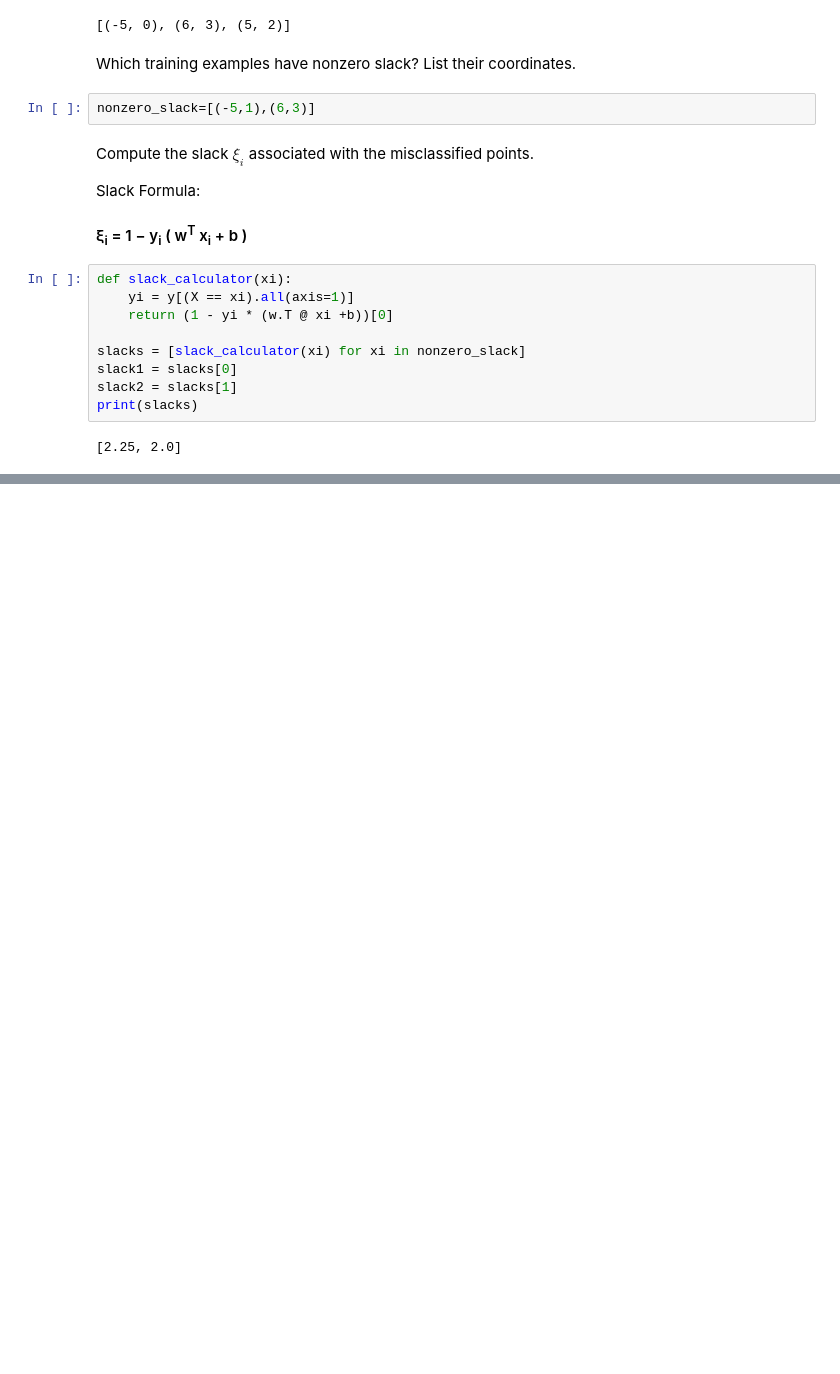
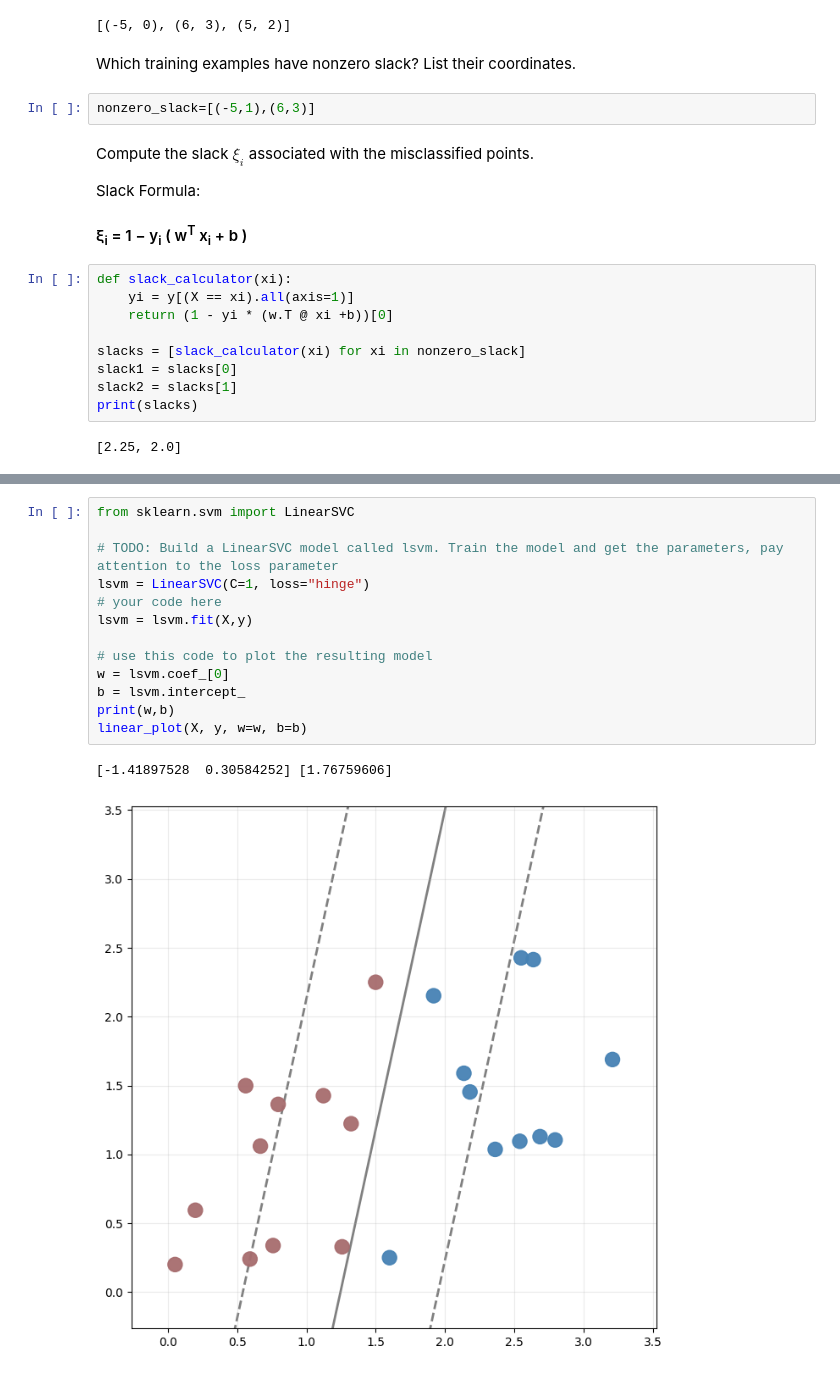
Before and after one commit to yasuomaidana/introduction-to-machine-learning, a Jupyter notebook: Introduction to Supervised Learning/Support Vector Machine/Support Vector Machine.ipynb, the cells around one changed output, grey strips where cells are left out. Cells and saved outputs as stored; diff of their text form; blank space fills up the shorter version.

```diff
--- a/Introduction to Supervised Learning/Support Vector Machine/Support Vector Machine.ipynb
+++ b/Introduction to Supervised Learning/Support Vector Machine/Support Vector Machine.ipynb
@@ -199,0 +221,16 @@ print(slacks)
+# %%
+from sklearn.svm import LinearSVC
+
+# TODO: Build a LinearSVC model called lsvm. Train the model and get the parameters, pay attention to the loss parameter
+lsvm = LinearSVC(C=1, loss="hinge")
+# your code here
+lsvm = lsvm.fit(X,y)
+
+# use this code to plot the resulting model
+w = lsvm.coef_[0]
+b = lsvm.intercept_
+print(w,b)
+linear_plot(X, y, w=w, b=b)
+# %% [output]
+[-1.41897528  0.30584252] [1.76759606]
+[figure, added]
```
Also changed, not shown: parts of 4 cells of this notebook.
